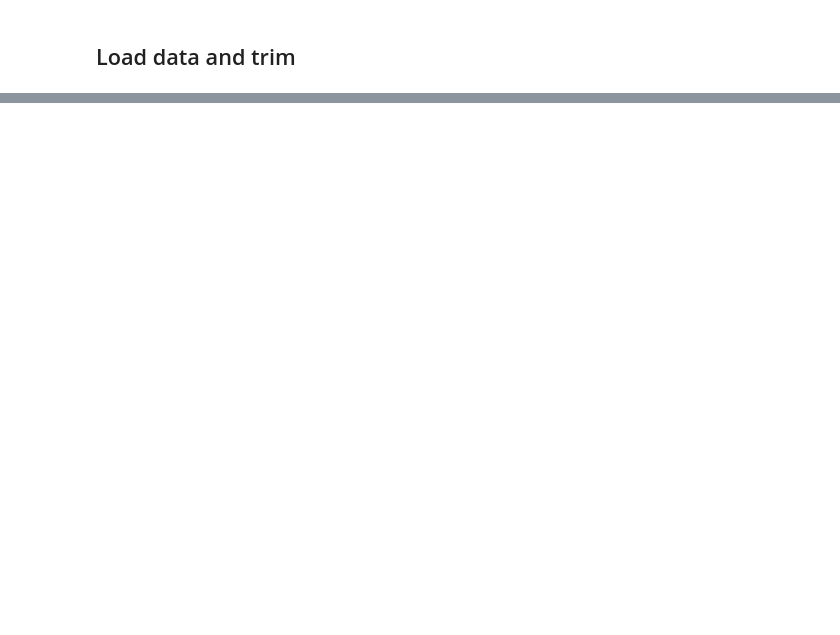
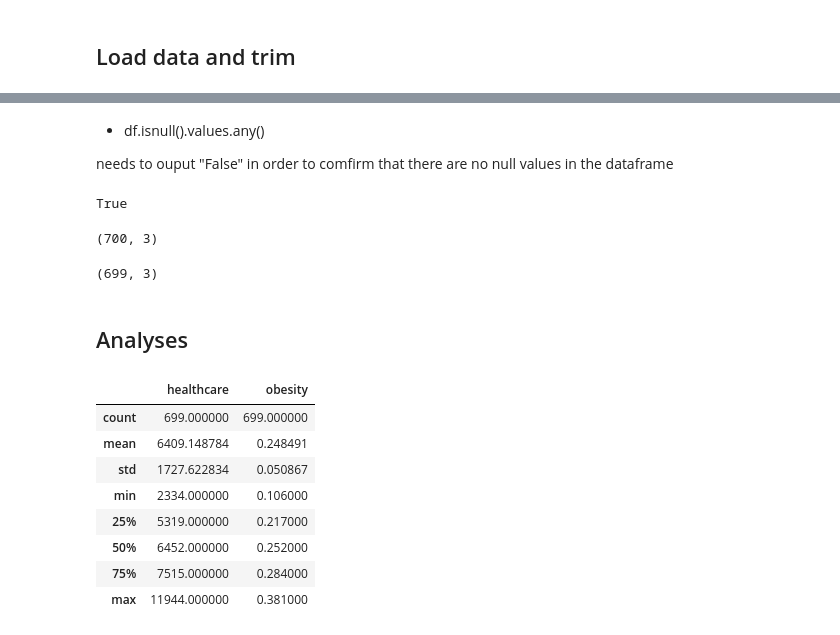
Before and after one commit to pcn006/Projects, a Jupyter notebook: Obesity and Healthcare.ipynb, the cells around one changed output, grey strips where cells are left out. Saved outputs shown, nothing was run; the diff lists cells and outputs as text; code cells hidden in the pictures; blank space fills up the shorter version.

```diff
--- a/Obesity and Healthcare.ipynb
+++ b/Obesity and Healthcare.ipynb
@@ -50,0 +143,34 @@ healthcare.drop([])
+# %% [markdown]
+- df.isnull().values.any()
+
+needs to ouput "False" in order to comfirm that
+there are no null values in the dataframe
+# %%
+df.isnull().values.any()
+# %% [output]
+True
+# %%
+df.shape
+# %% [output]
+(700, 3)
+# %%
+df = df.dropna()
+df.shape
+# %% [output]
+(699, 3)
+# %% [markdown]
+## Analyses
+# %%
+# describe
+desc = df.describe()
+desc
+# %% [output]
+|  | healthcare | obesity |
+| count | 699.000000 | 699.000000 |
+| mean | 6409.148784 | 0.248491 |
+| std | 1727.622834 | 0.050867 |
+| min | 2334.000000 | 0.106000 |
+| 25% | 5319.000000 | 0.217000 |
+| 50% | 6452.000000 | 0.252000 |
+| 75% | 7515.000000 | 0.284000 |
+| max | 11944.000000 | 0.381000 |
```
Also changed, not shown: parts of 39 cells of this notebook.
